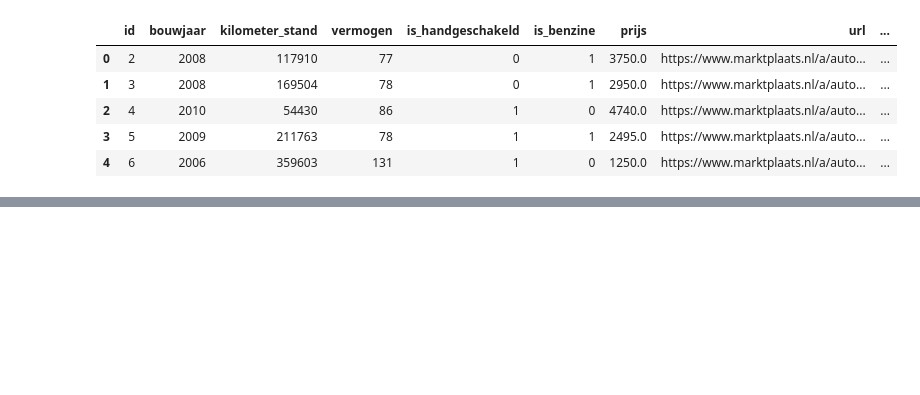
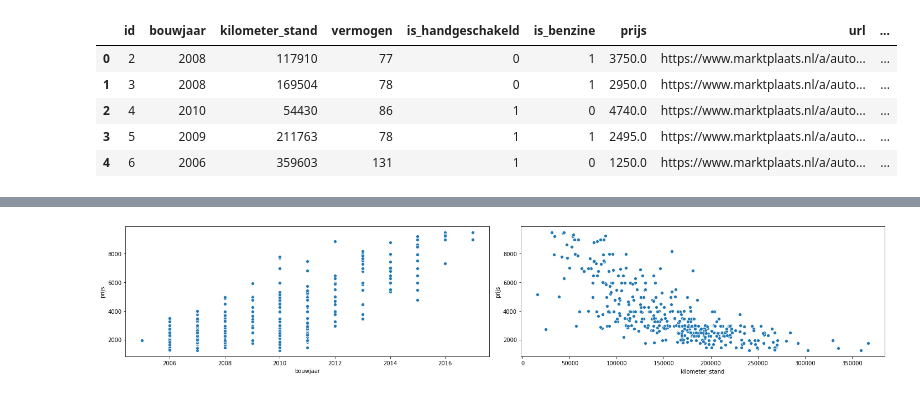
Before and after one commit to marcusabu/Autos, a Jupyter notebook: models/1. Exploratory & preprocessing.ipynb, the cells around one changed output, grey strips where cells are left out. Saved outputs shown, nothing was run; the diff lists cells and outputs as text; code cells hidden in the pictures; blank space fills up the shorter version.

```diff
--- a/models/1. Exploratory & preprocessing.ipynb
+++ b/models/1. Exploratory & preprocessing.ipynb
@@ -62,9 +63,14 @@ plt.tight_layout()
-# %%
-df_train['timestamp'] = pd.to_datetime(df_train['upload_datum'])
-df_train['timestamp'] = df_train['timestamp'].map(datetime.toordinal)
-
-df_test['timestamp'] = pd.to_datetime(df_test['upload_datum'])
-df_test['timestamp'] = df_test['timestamp'].map(datetime.toordinal)
-
-df_train = df_train.drop('upload_datum', axis=1).dropna()
-df_test = df_test.drop('upload_datum', axis=1).dropna()
+# %%
+fig, axs = plt.subplots(1, 2, figsize=(20,4))
+
+col = 'bouwjaar'
+data = pd.concat([df_train['prijs'], df_train[col]], axis=1)
+sns.scatterplot(x=col, y='prijs', data=data, ax=axs[0]);
+
+col = 'kilometer_stand'
+data = pd.concat([df_train['prijs'], df_train[col]], axis=1)
+sns.scatterplot(x=col, y='prijs', data=data, ax=axs[1]);
+
+plt.tight_layout()
+# %% [output]
+[figure, added]
```
Also changed, not shown: parts of 5 cells of this notebook, 21 other files.
